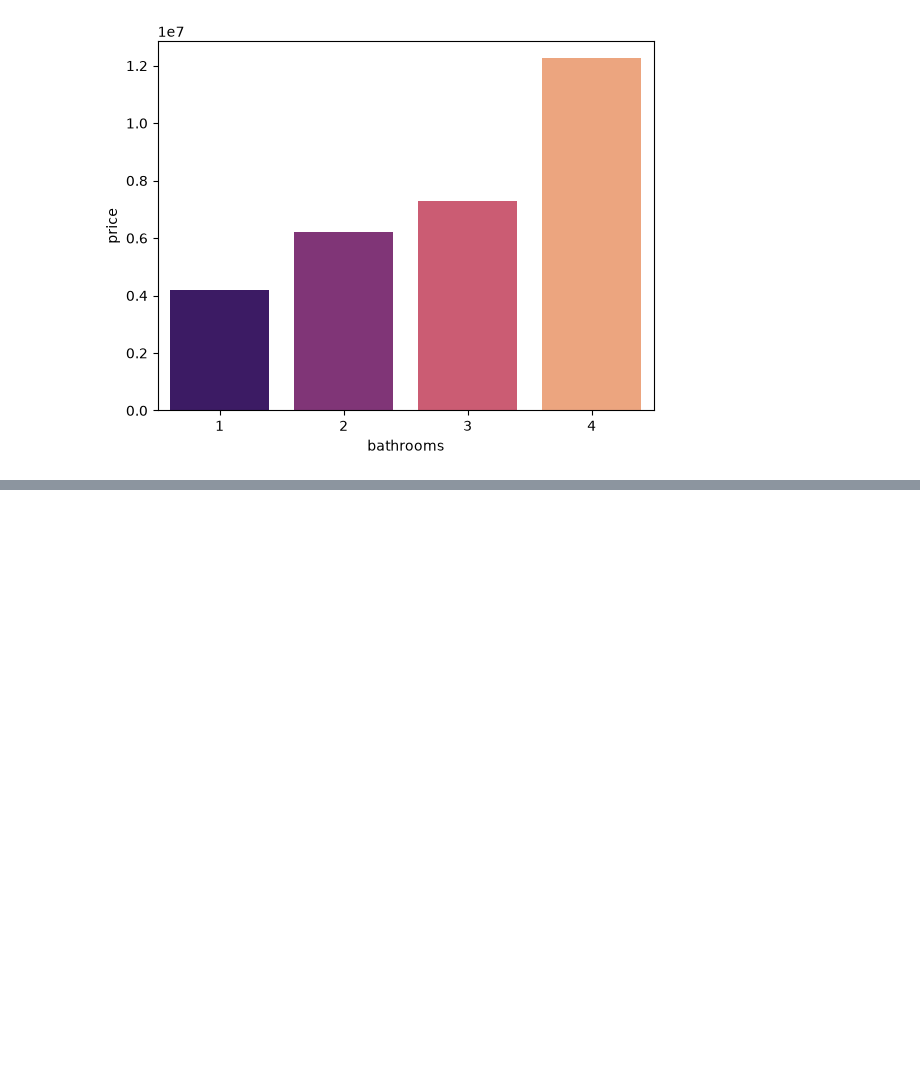
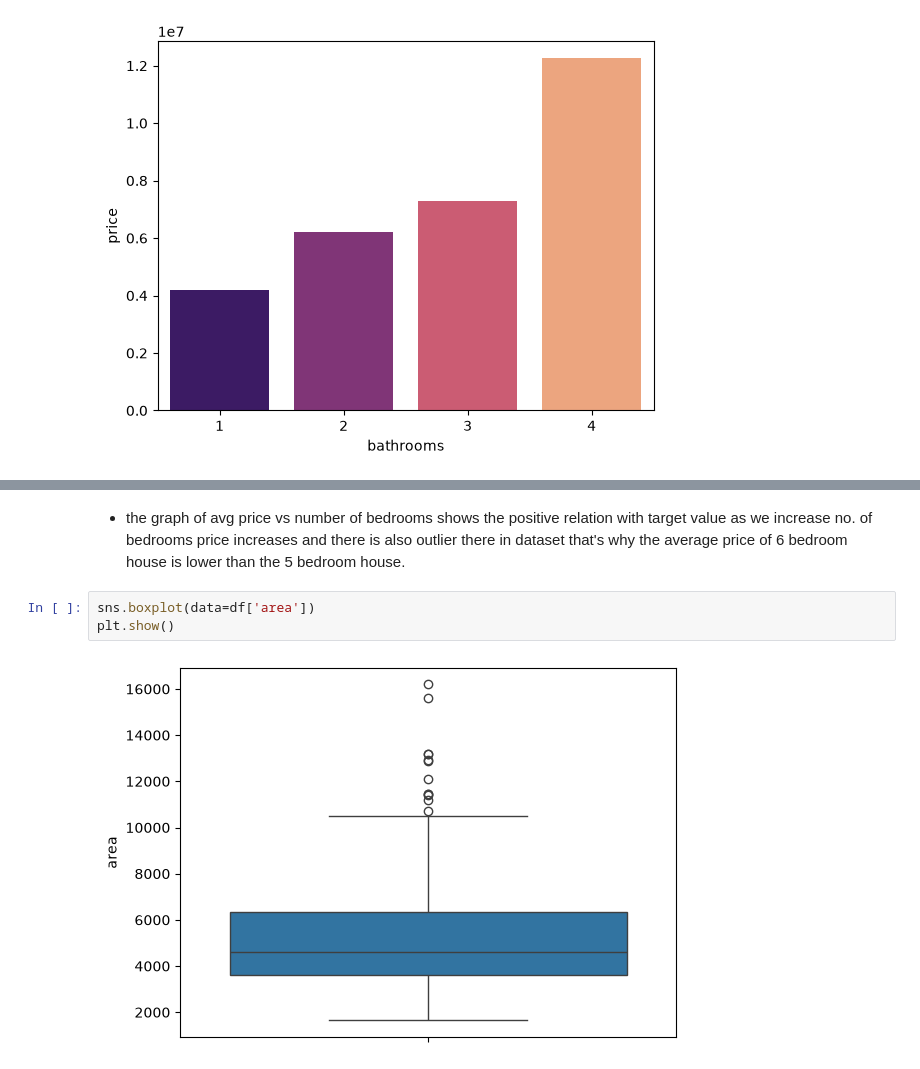
Before and after one commit to Keshavv-Sahu/D_projects, a Jupyter notebook: Housing/main.ipynb, the cells around one changed output, grey strips where cells are left out. Drawn from its saved outputs; the diff is of its cells as text; blank space fills up the shorter version.

```diff
--- a/Housing/main.ipynb
+++ b/Housing/main.ipynb
@@ -98,0 +98,7 @@ Passing `palette` without assigning `hue` is deprecated and will be removed in v
+# %% [markdown]
+- the graph of avg price vs number of bedrooms shows the positive relation with target value as we increase no. of bedrooms price increases and there is also outlier there in dataset that's why the average price of 6 bedroom house is lower than the 5 bedroom house.
+# %%
+sns.boxplot(data=df['area'])
+plt.show()
+# %% [output]
+[figure, added]
```
Also changed, not shown: parts of 30 cells of this notebook.
